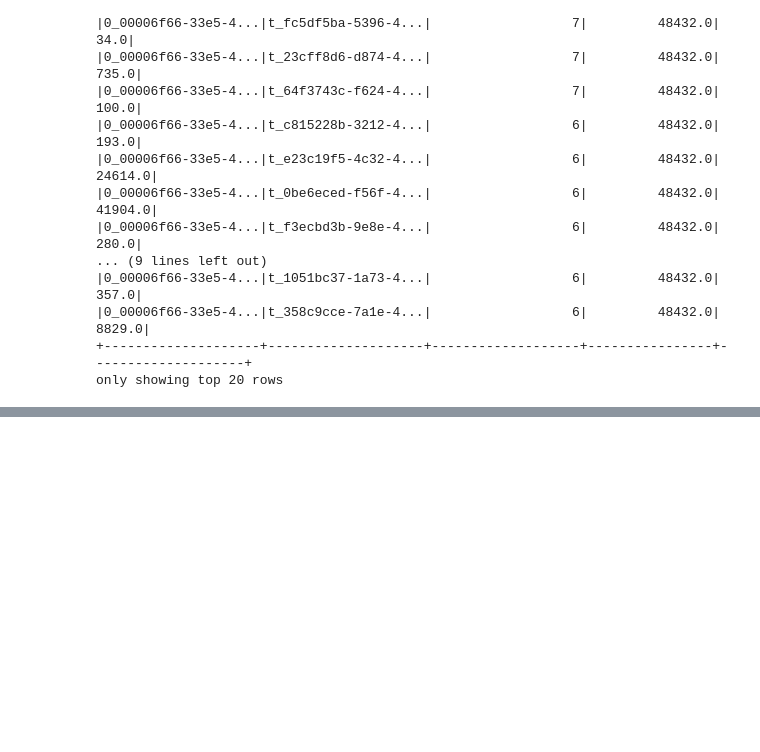
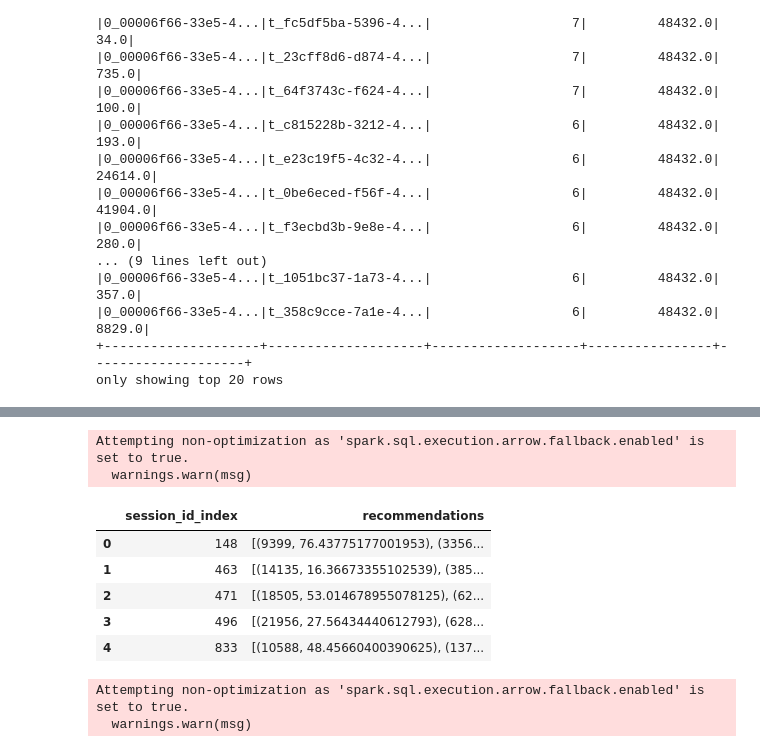
Before and after one commit to OliviaXu312/Spotify_recommendation_system-, a Jupyter notebook: Small_version.ipynb, the cells around one changed output, grey strips where cells are left out. Cells and saved outputs as stored; diff of their text form; code cells hidden in the pictures; blank space fills up the shorter version.

```diff
--- a/Small_version.ipynb
+++ b/Small_version.ipynb
@@ -378,2 +371,21 @@ root
 # %%
 movieRecs.show(5)
+# %%
+userRecs_df = userRecs.toPandas()
+# %% [output]
+Attempting non-optimization as 'spark.sql.execution.arrow.fallback.enabled' is set to true.
+  warnings.warn(msg)
+# %%
+userRecs_df.head()
+# %% [output]
+|  | session_id_index | recommendations |
+| 0 | 148 | [(9399, 76.43775177001953), (3356... |
+| 1 | 463 | [(14135, 16.36673355102539), (385... |
+| 2 | 471 | [(18505, 53.014678955078125), (62... |
+| 3 | 496 | [(21956, 27.56434440612793), (628... |
+| 4 | 833 | [(10588, 48.45660400390625), (137... |
+# %%
+movieRecs_df = movieRecs.toPandas()
+# %% [output]
+Attempting non-optimization as 'spark.sql.execution.arrow.fallback.enabled' is set to true.
+  warnings.warn(msg)
```
Also changed, not shown: parts of 12 cells of this notebook.
